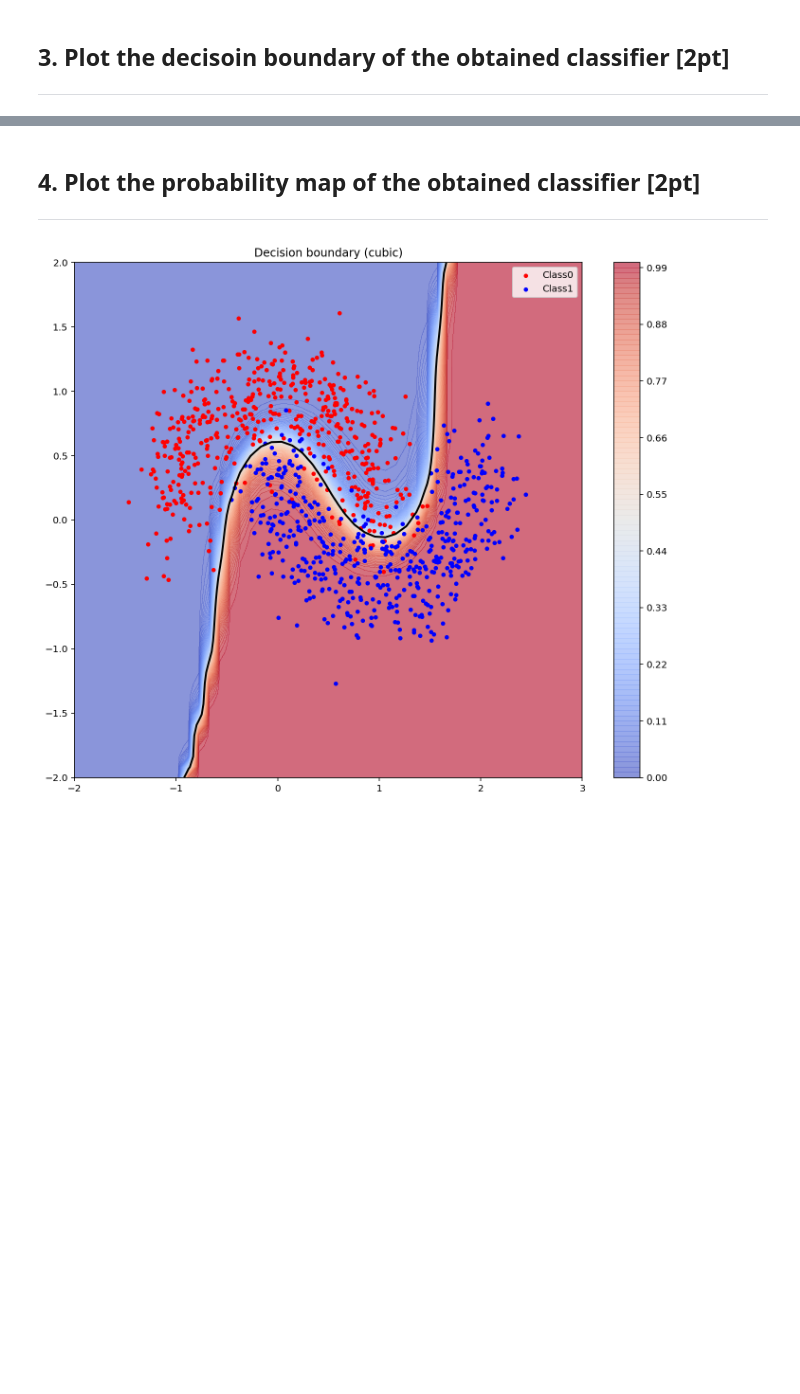
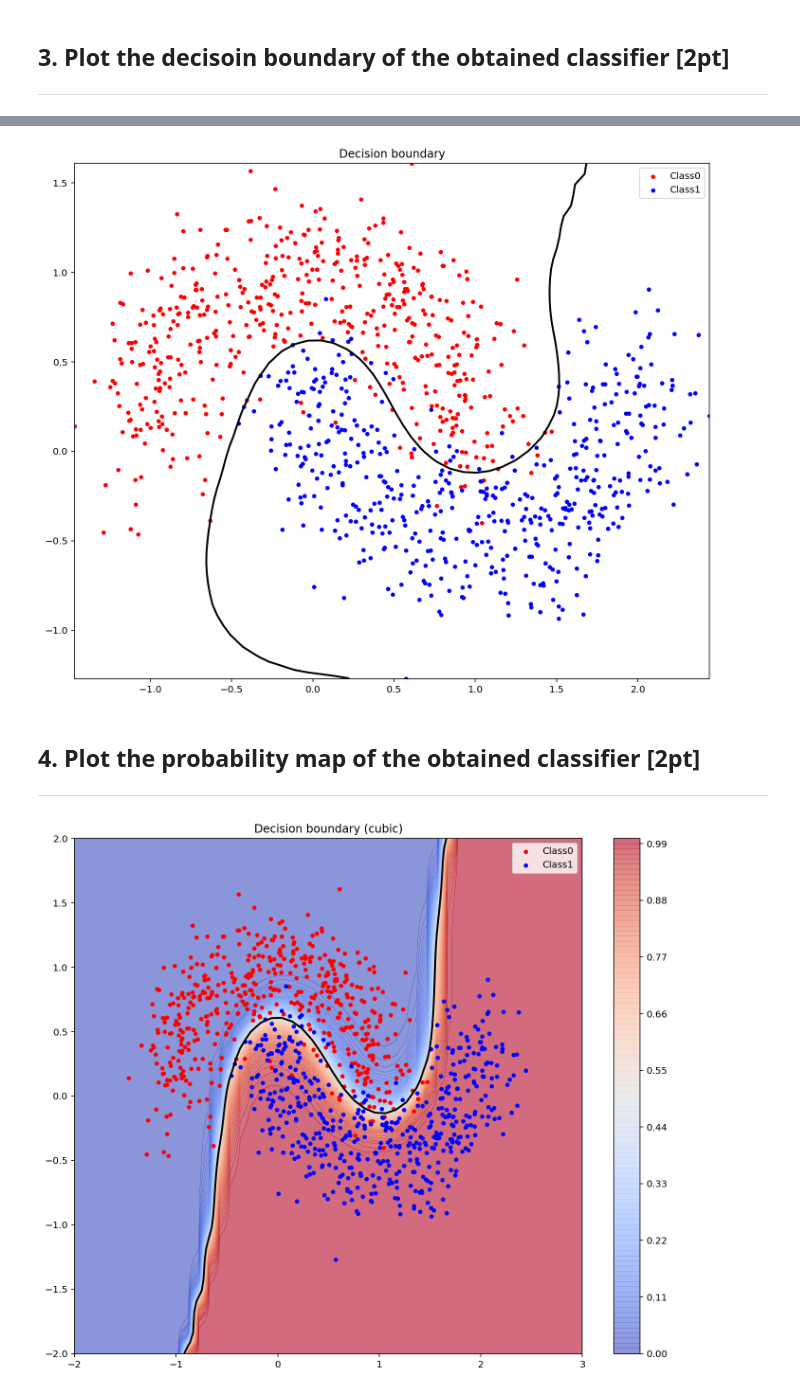
Before and after one commit to wkdthf21/Machine-Learning-Assignment, a Jupyter notebook: 05/assignment_05_b.ipynb, the cells around one changed output, grey strips where cells are left out. Saved outputs shown, nothing was run; the diff lists cells and outputs as text; code cells hidden in the pictures; blank space fills up the shorter version.

Commit message:
assignment#05-b : plot the decision boundary of the obtained classifier

```diff
--- a/05/assignment_05_b.ipynb
+++ b/05/assignment_05_b.ipynb
@@ -349,3 +346,19 @@ plt.show()
+# %%
+# plot
+plt.figure(4,figsize=(12,10))
+
+#ax = plt.contourf(xx1,xx2,p,100,vmin=0,vmax=1,cmap='coolwarm', alpha=0.6)
+#cbar = plt.colorbar(ax)
+#cbar.update_ticks()
+
+plt.scatter(x1[idx_class0], x2[idx_class0], s=50, c='r', marker='.', label='Class0')
+plt.scatter(x1[idx_class1], x2[idx_class1], s=50, c='b', marker='.', label='Class1')
+plt.contour(xx1, xx2, p, levels = [0.5], linewidths=2, colors='k')
+plt.legend(loc = 'upper right')
+plt.title('Decision boundary')
+plt.show()
+# %% [output]
+[figure, added]
 # %% [markdown]
 ## 4. Plot the probability map of the obtained classifier [2pt]
 <hr>
```
Also changed, not shown: parts of 4 cells of this notebook.
